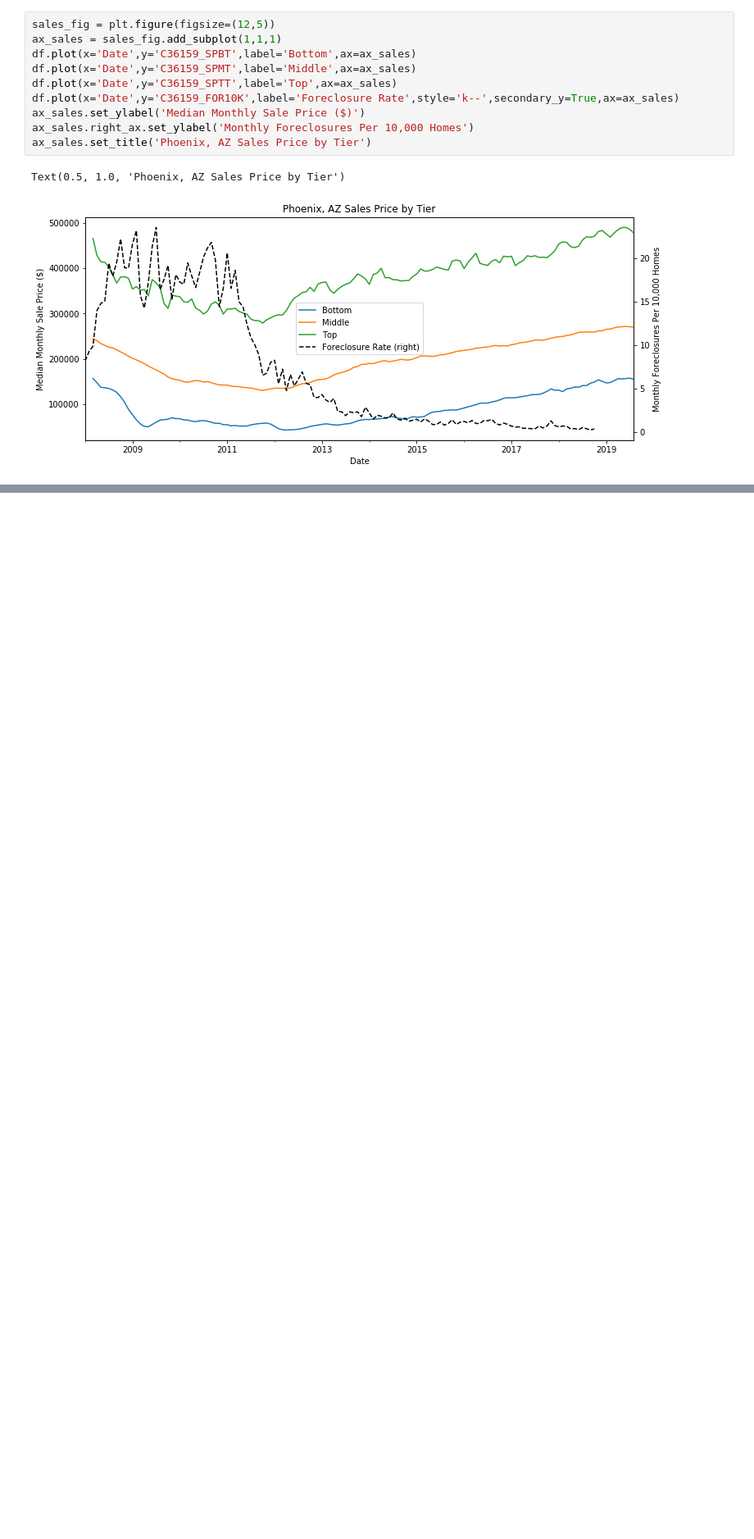
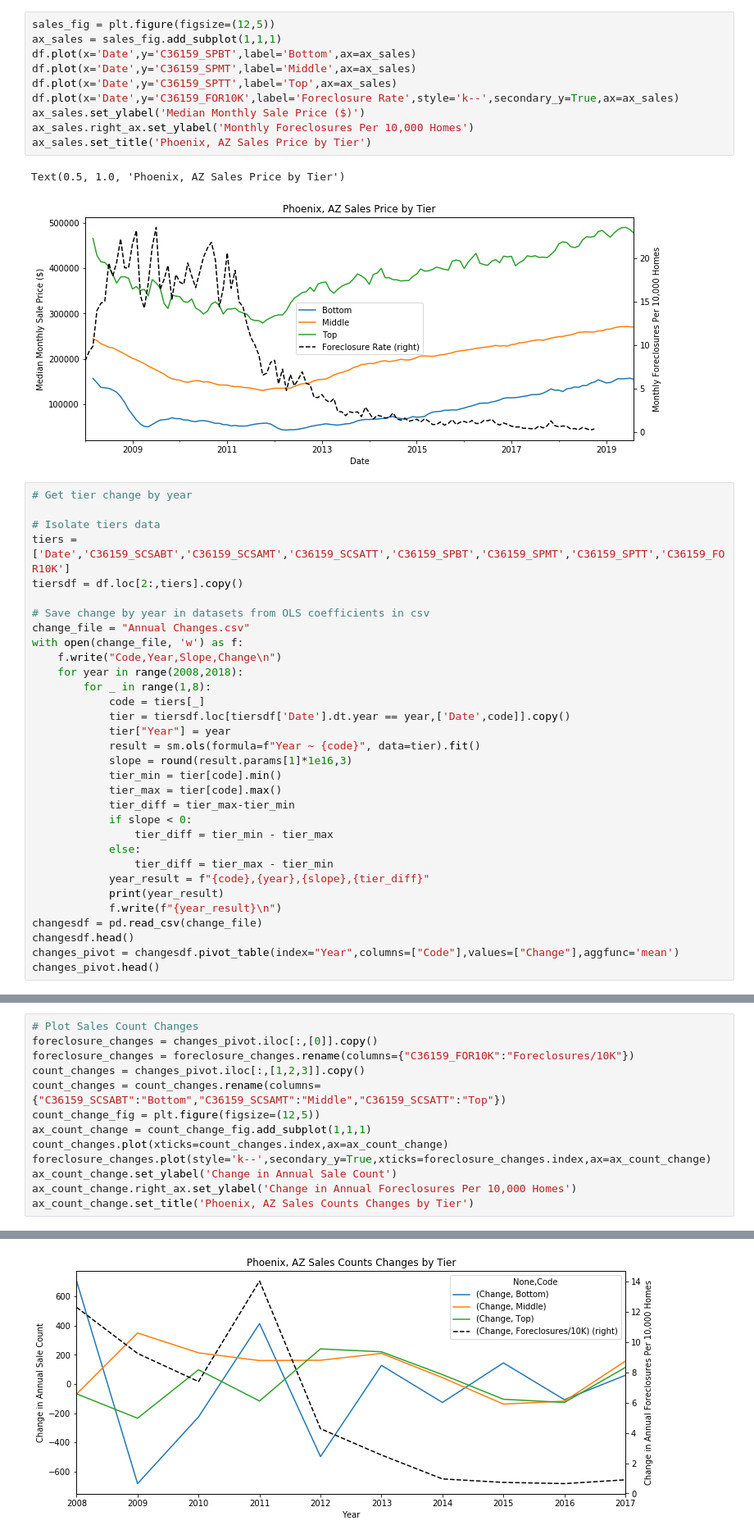
Before and after one commit to janinewhite/Proletariats, a Jupyter notebook: Zillow Tier Analysis.ipynb, the cells around one changed output, grey strips where cells are left out. Shown at 82% size. Drawn from its saved outputs; the diff is of its cells as text; blank space fills up the shorter version.

Commit message:
Tier analysis updated and presentation started

```diff
--- a/Zillow Tier Analysis.ipynb
+++ b/Zillow Tier Analysis.ipynb
@@ -117,3 +118,35 @@ ax_sales.set_title('Phoenix, AZ Sales Price by Tier')
 # %% [output]
 Text(0.5, 1.0, 'Phoenix, AZ Sales Price by Tier')
 [figure]
+# %%
+# Get tier change by year
+
+# Isolate tiers data
+tiers = ['Date','C36159_SCSABT','C36159_SCSAMT','C36159_SCSATT','C36159_SPBT','C36159_SPMT','C36159_SPTT','C36159_FOR10K']
+tiersdf = df.loc[2:,tiers].copy()
+
+# Save change by year in datasets from OLS coefficients in csv
+change_file = "Annual Changes.csv"
+with open(change_file, 'w') as f:
+    f.write("Code,Year,Slope,Change\n")
+    for year in range(2008,2018):
+        for _ in range(1,8):
+            code = tiers[_]
+            tier = tiersdf.loc[tiersdf['Date'].dt.year == year,['Date',code]].copy()
+            tier["Year"] = year
+            result = sm.ols(formula=f"Year ~ {code}", data=tier).fit()
+            slope = round(result.params[1]*1e16,3)
+            tier_min = tier[code].min()
+            tier_max = tier[code].max()
+            tier_diff = tier_max-tier_min
+            if slope < 0:
+                tier_diff = tier_min - tier_max
+            else:
+                tier_diff = tier_max - tier_min
+            year_result = f"{code},{year},{slope},{tier_diff}"
+            print(year_result)
+            f.write(f"{year_result}\n")
+changesdf = pd.read_csv(change_file)
+changesdf.head()
+changes_pivot = changesdf.pivot_table(index="Year",columns=["Code"],values=["Change"],aggfunc='mean')
+changes_pivot.head()
@@ -119,0 +179,14 @@ Text(0.5, 1.0, 'Phoenix, AZ Sales Price by Tier')
+# %%
+# Plot Sales Count Changes
+foreclosure_changes = changes_pivot.iloc[:,[0]].copy()
+foreclosure_changes = foreclosure_changes.rename(columns={"C36159_FOR10K":"Foreclosures/10K"})
+count_changes = changes_pivot.iloc[:,[1,2,3]].copy()
+count_changes = count_changes.rename(columns={"C36159_SCSABT":"Bottom","C36159_SCSAMT":"Middle","C36159_SCSATT":"Top"})
+count_change_fig = plt.figure(figsize=(12,5))
+ax_count_change = count_change_fig.add_subplot(1,1,1)
+count_changes.plot(xticks=count_changes.index,ax=ax_count_change)
+foreclosure_changes.plot(style='k--',secondary_y=True,xticks=foreclosure_changes.index,ax=ax_count_change)
+ax_count_change.set_ylabel('Change in Annual Sale Count')
+ax_count_change.right_ax.set_ylabel('Change in Annual Foreclosures Per 10,000 Homes')
+ax_count_change.set_title('Phoenix, AZ Sales Counts Changes by Tier')
+# %% [output]
@@ -119,0 +194 @@ Text(0.5, 1.0, 'Phoenix, AZ Sales Price by Tier')
+[figure, added]
```
Also changed, not shown: parts of 4 cells of this notebook, 1 other file.
